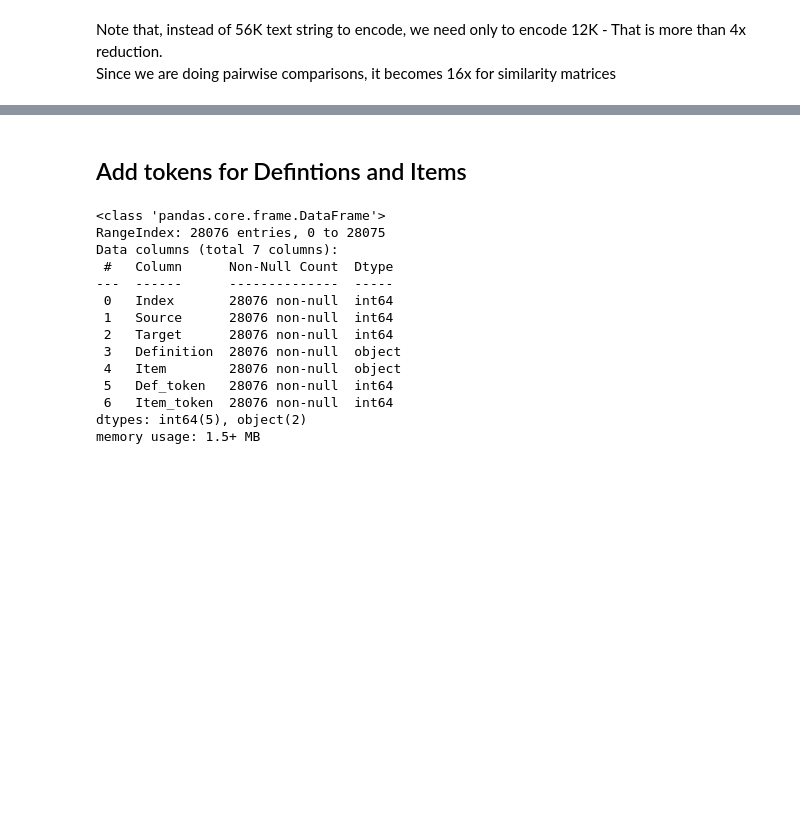
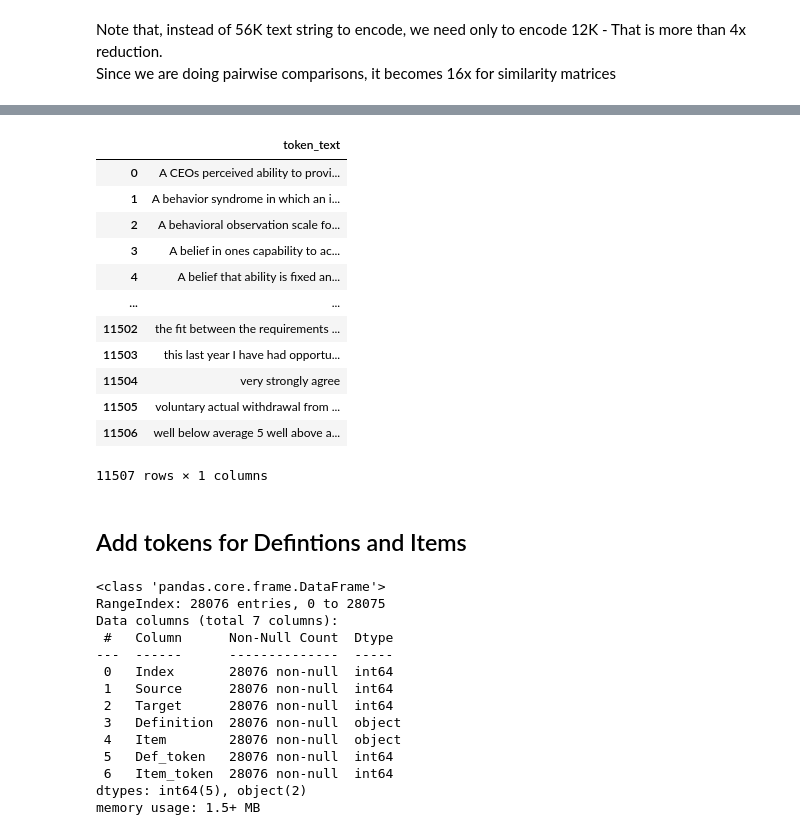
Before and after one commit to Hackathorn/CVA-SBERT, a Jupyter notebook: notebooks/CVA-using-SBERT-SetUp.ipynb, the cells around one changed output, grey strips where cells are left out. Cells and saved outputs as stored; diff of their text form; code cells hidden in the pictures; blank space fills up the shorter version.

```diff
--- a/notebooks/CVA-using-SBERT-SetUp.ipynb
+++ b/notebooks/CVA-using-SBERT-SetUp.ipynb
@@ -163,7 +181,13 @@ CVA_df        # NOTE: limited to 20K rows
 # %%
+# collect all text strings from Def & Item
 text_list = list(CVA_df.Definition) + list(CVA_df.Item)
+
+# if CLEAN_TEXT parm, remove punc & leading digits/whitespace
+text_list = clean_text_list(text_list)
+
+# find unique text strings & sort
 token_list = sorted(set(text_list))
 
-len(text_list), len(token_list), token_list[:5], type(token_list), type(token_list[0]) # testing
+len(text_list), len(token_list), token_list[:5] # testing
 # %% [output]
 (56152,
@@ -194,3 +238,19 @@ print(token, text)
+# %%
+token_df
+# %% [output]
+|  | token_text |
+| 0 | A CEOs perceived ability to provi... |
+| 1 | A behavior syndrome in which an i... |
+| 2 | A behavioral observation scale fo... |
+| 3 | A belief in ones capability to ac... |
+| 4 | A belief that ability is fixed an... |
+| ... | ... |
+| 11502 | the fit between the requirements ... |
+| 11503 | this last year I have had opportu... |
+| 11504 | very strongly agree |
+| 11505 | voluntary actual withdrawal from ... |
+| 11506 | well below average 5 well above a... |
+11507 rows × 1 columns
 # %% [markdown]
 ## Add tokens for Defintions and Items
 # %%
```
Also changed, not shown: parts of 21 cells of this notebook.
